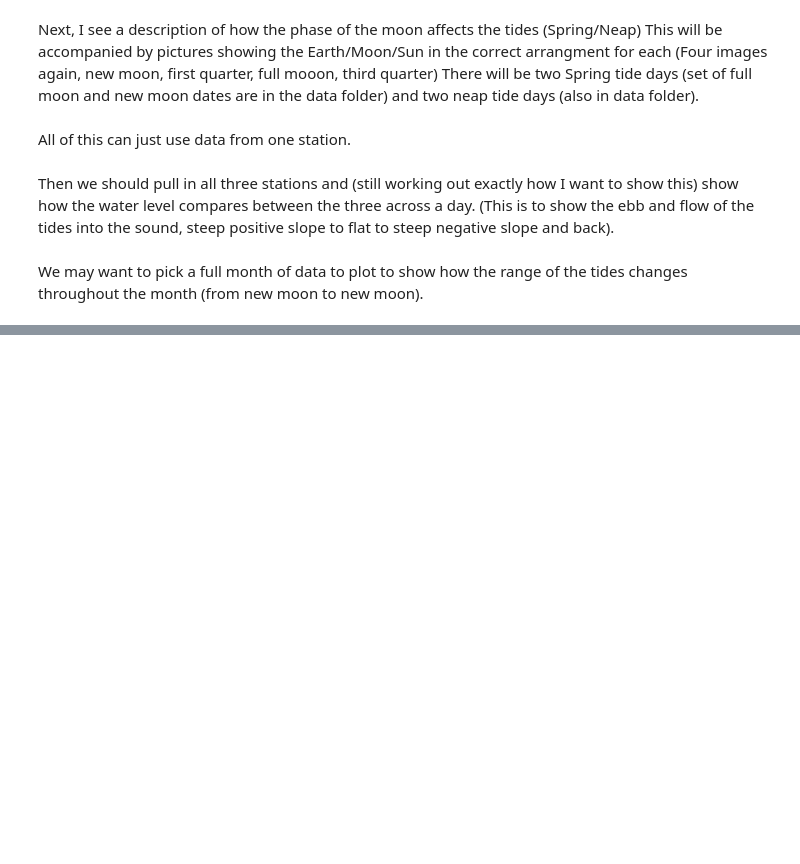
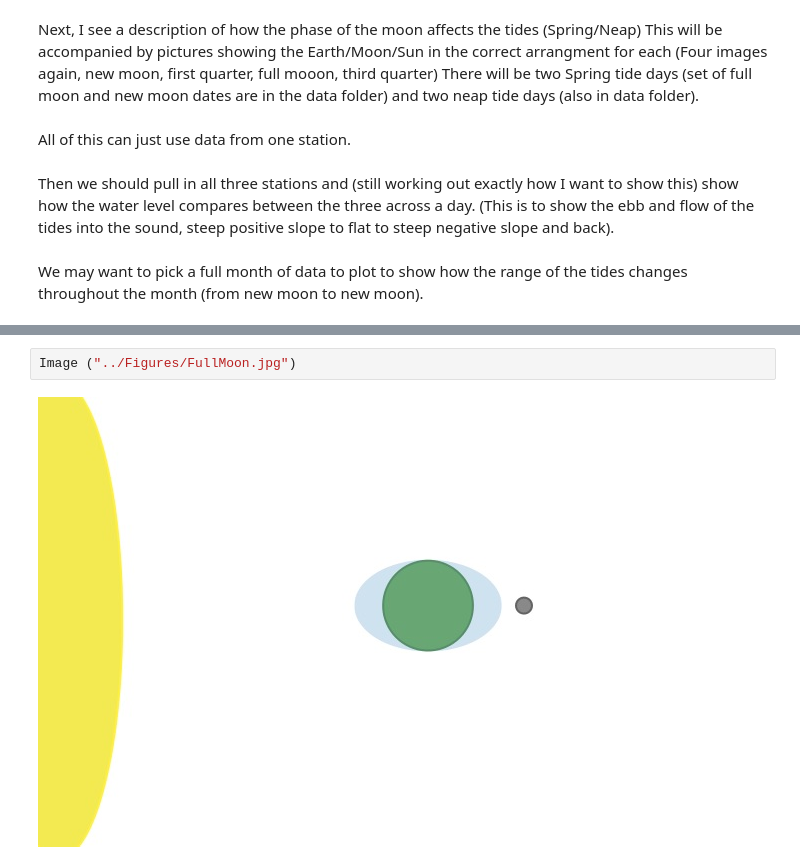
Before and after one commit to mguerrap/tydal, a Jupyter notebook: analysis/Module1_Tides.ipynb, the cells around one changed output, grey strips where cells are left out. Drawn from its saved outputs; the diff is of its cells as text; blank space fills up the shorter version.

```diff
--- a/analysis/Module1_Tides.ipynb
+++ b/analysis/Module1_Tides.ipynb
@@ -16,0 +26,4 @@ We may want to pick a full month of data to plot to show how the range of the ti
+# %%
+Image ("../Figures/FullMoon.jpg")
+# %% [output]
+[figure, added]
```
Also changed, not shown: parts of 4 cells of this notebook.
